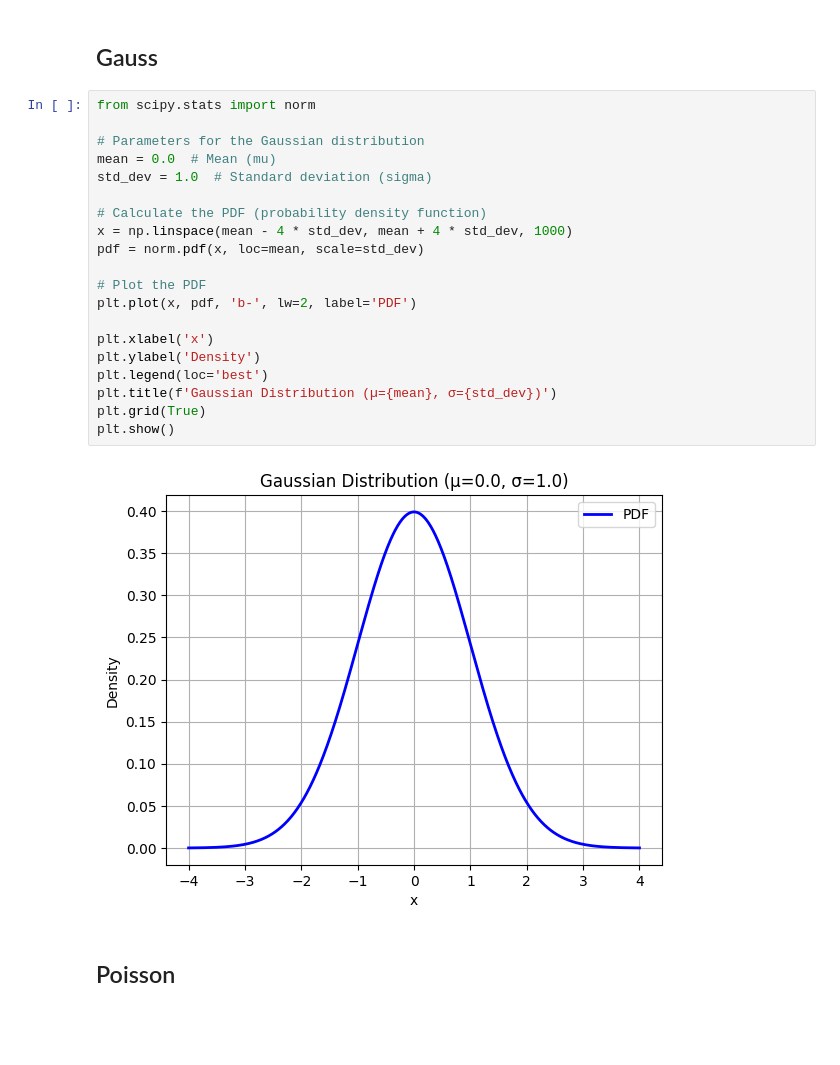
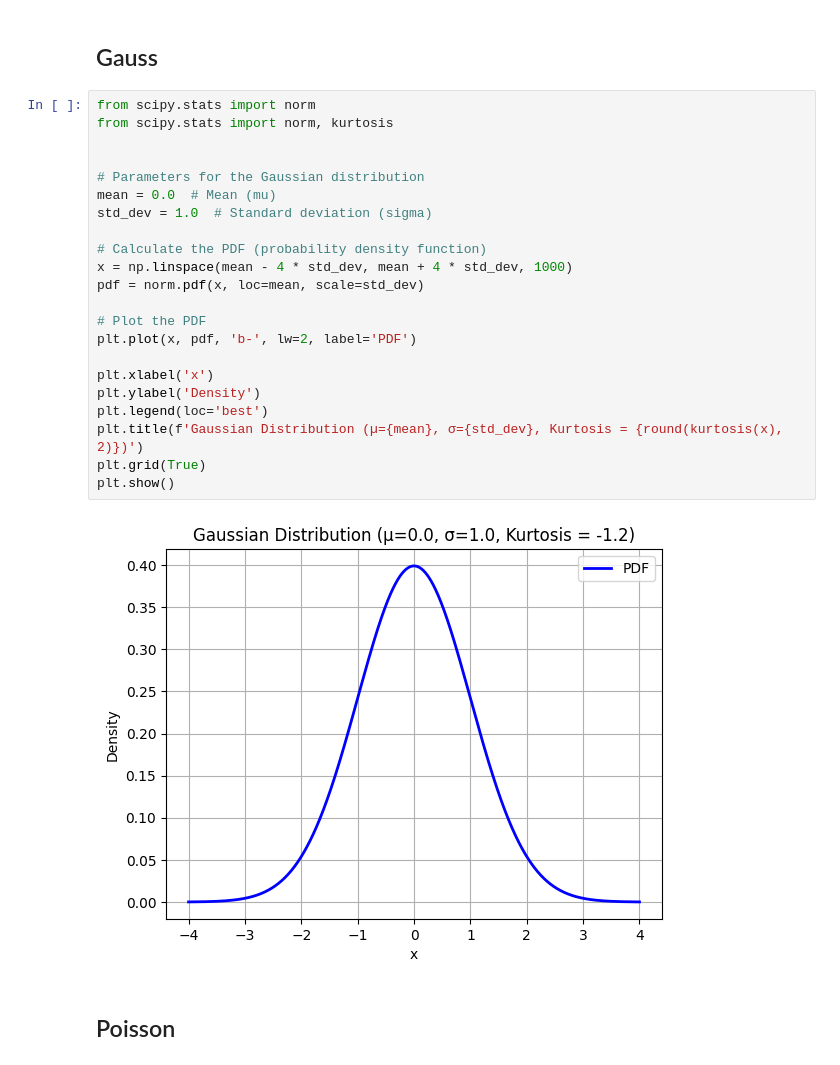
Before and after one commit to contento/lab.jupyter, a Jupyter notebook: distributions.ipynb, the cells around one changed output. Drawn from its saved outputs; the diff is of its cells as text; blank space fills up the shorter version.

```diff
--- a/distributions.ipynb
+++ b/distributions.ipynb
@@ -58,26 +58,28 @@ plt.show()
 ## Gauss
 # %%
 from scipy.stats import norm
+from scipy.stats import norm, kurtosis
+
 
 # Parameters for the Gaussian distribution
 mean = 0.0  # Mean (mu)
 std_dev = 1.0  # Standard deviation (sigma)
 
 # Calculate the PDF (probability density function)
 x = np.linspace(mean - 4 * std_dev, mean + 4 * std_dev, 1000)
 pdf = norm.pdf(x, loc=mean, scale=std_dev)
 
 # Plot the PDF
 plt.plot(x, pdf, 'b-', lw=2, label='PDF')
 
 plt.xlabel('x')
 plt.ylabel('Density')
 plt.legend(loc='best')
-plt.title(f'Gaussian Distribution (µ={mean}, σ={std_dev})')
+plt.title(f'Gaussian Distribution (µ={mean}, σ={std_dev}, Kurtosis = {round(kurtosis(x), 2)})')
 plt.grid(True)
 plt.show()
 # %% [output]
-[figure, old version]
+[figure, new version]
 # %% [markdown]
 ## Poisson
 # %%
```
Also changed, not shown: 1 other file.
